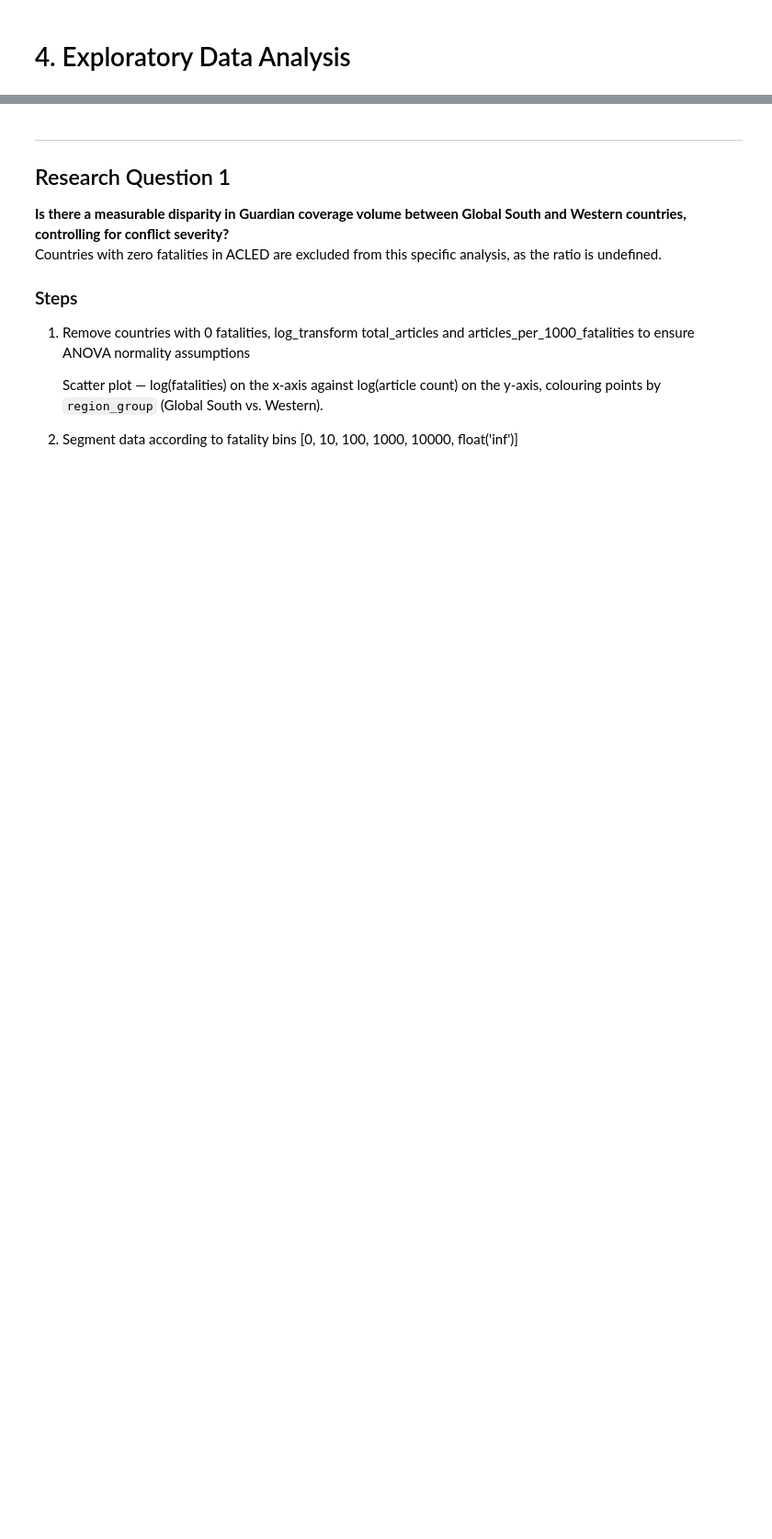
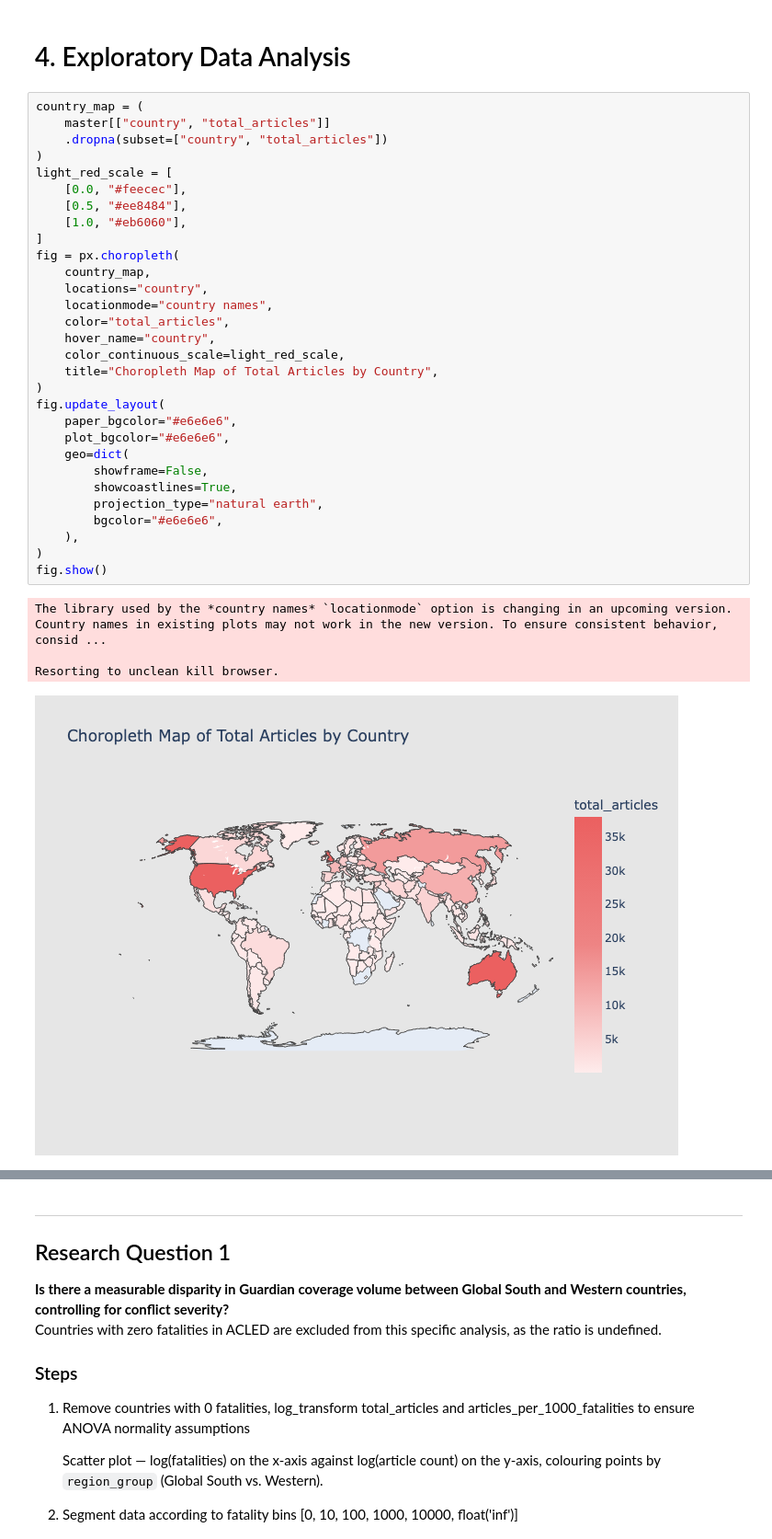
Before and after one commit to Harry9087655/ST115-group-project, a Jupyter notebook: analysis/analysis.ipynb, the cells around one changed output, grey strips where cells are left out. Shown at 92% size. Saved outputs shown, nothing was run; the diff lists cells and outputs as text; blank space fills up the shorter version.

```diff
--- a/analysis/analysis.ipynb
+++ b/analysis/analysis.ipynb
@@ -542,3 +538,38 @@ monthly = guardian_monthly.merge(
 monthly.to_csv("../data/master_monthly.csv", index=False)
 # %% [markdown]
 # 4. Exploratory Data Analysis
+# %%
+country_map = (
+    master[["country", "total_articles"]]
+    .dropna(subset=["country", "total_articles"])
+)
+light_red_scale = [
+    [0.0, "#feecec"],
+    [0.5, "#ee8484"],
+    [1.0, "#eb6060"],
+]
+fig = px.choropleth(
+    country_map,
+    locations="country",
+    locationmode="country names",
+    color="total_articles",
+    hover_name="country",
+    color_continuous_scale=light_red_scale,
+    title="Choropleth Map of Total Articles by Country",
+)
+fig.update_layout(
+    paper_bgcolor="#e6e6e6",
+    plot_bgcolor="#e6e6e6",
+    geo=dict(
+        showframe=False,
+        showcoastlines=True,
+        projection_type="natural earth",
+        bgcolor="#e6e6e6",
+    ),
+)
+fig.show()
+# %% [output]
+The library used by the *country names* `locationmode` option is changing in an upcoming version. Country names in existing plots may not work in the new version. To ensure consistent behavior, consid ...
+
+Resorting to unclean kill browser.
+[figure, added]
```
Also changed, not shown: parts of 10 cells of this notebook.
